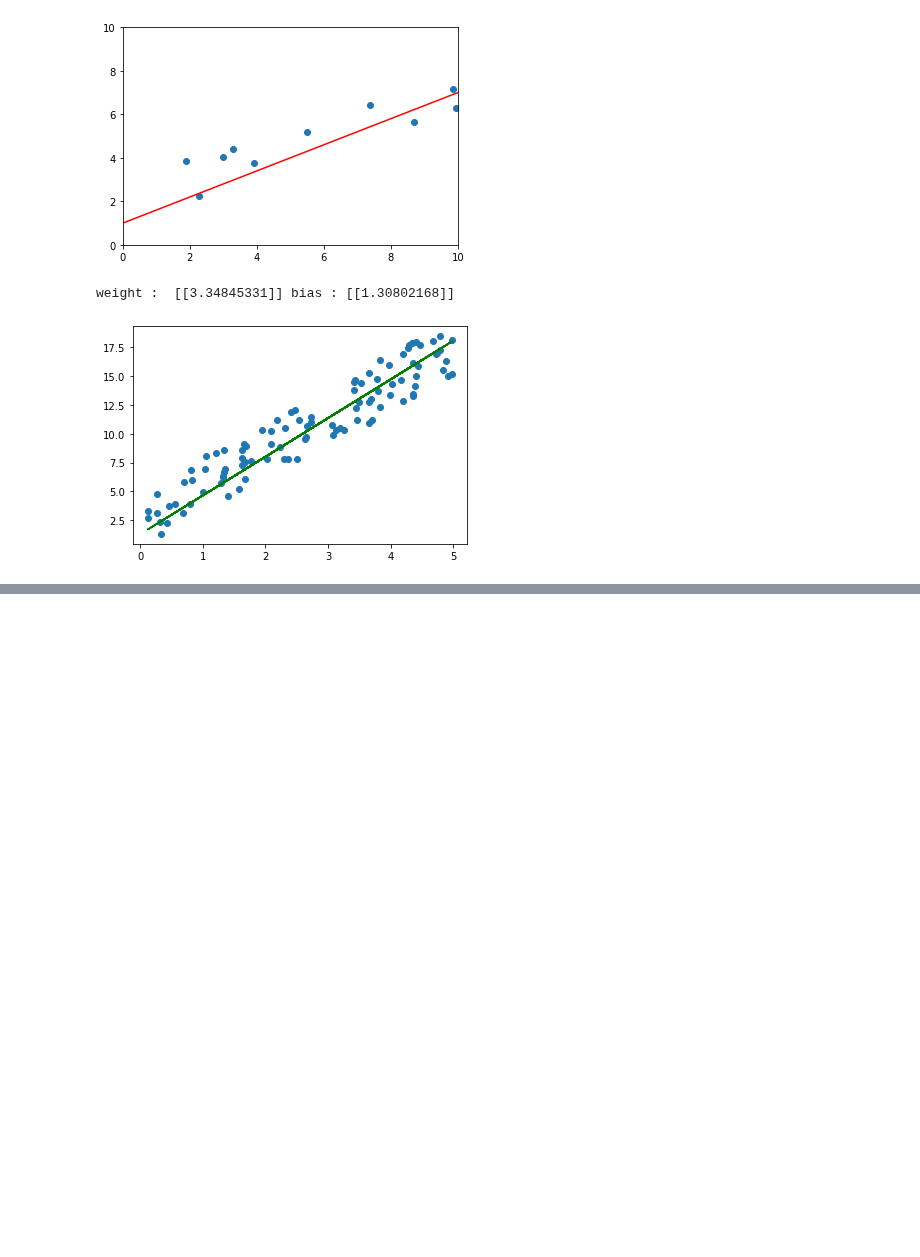
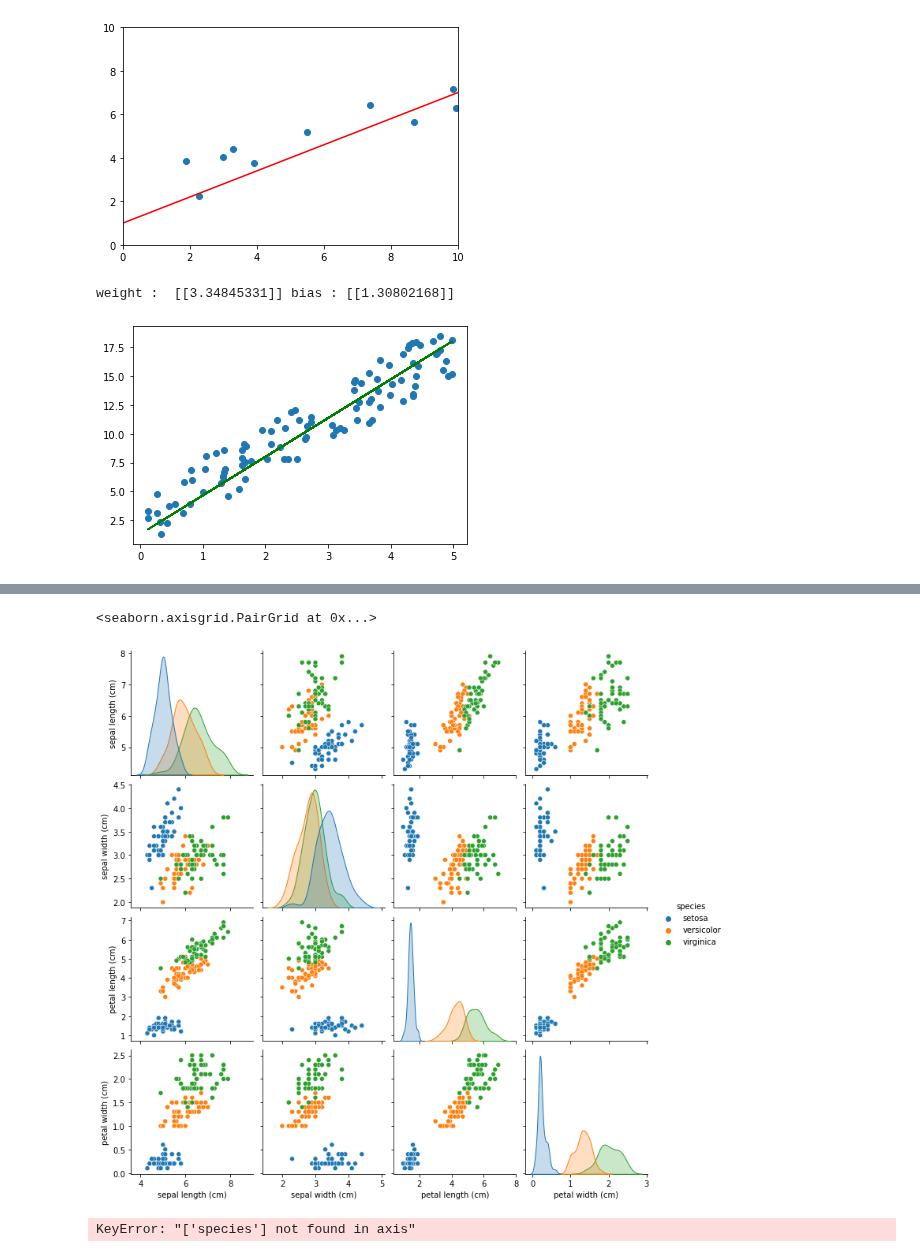
Before and after one commit to Supreme-YS/TIL, a Jupyter notebook: Data_Analysis/regression_measure_ml[10].ipynb, the cells around one changed output, grey strips where cells are left out. Cells and saved outputs as stored; diff of their text form; code cells hidden in the pictures; blank space fills up the shorter version.

```diff
--- a/Data_Analysis/regression_measure_ml[10].ipynb
+++ b/Data_Analysis/regression_measure_ml[10].ipynb
@@ -94,0 +106,3 @@ array([[0.]])
+# %%
+featureDF = pd.DataFrame(data = iris.data, columns=iris.feature_names)
+targetDF = pd.DataFrame(data=iris.target, columns =['species'])
@@ -94,0 +141,12 @@ array([[0.]])
+# %%
+# apply 함수
+def converter(species):
+    if species ==0:
+        return 'setosa'
+    elif species ==1:
+        return 'versicolor'
+    elif species ==2:
+        return 'virginica'
+# %%
+targetDF['species'] = targetDF['species'].apply(converter)
+targetDF
@@ -94,0 +167,3 @@ array([[0.]])
+# %%
+irisDF = pd.concat([featureDF, targetDF] , axis=1)
+irisDF
@@ -94,0 +184,5 @@ array([[0.]])
+# %%
+sns.pairplot(irisDF, hue='species')
+# %% [output]
+<seaborn.axisgrid.PairGrid at 0x...>
+[figure, added]
@@ -94,0 +194,4 @@ array([[0.]])
+# %%
+irisDF.drop('species', axis=1, inplace=True)
+# %% [output]
+KeyError: "['species'] not found in axis"
```
Also changed, not shown: parts of 12 cells of this notebook.
